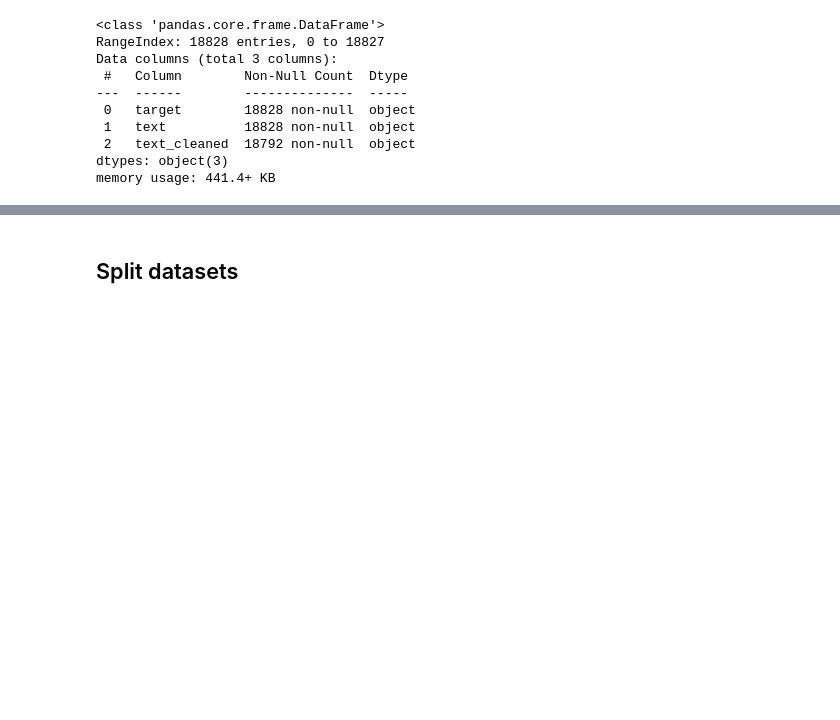
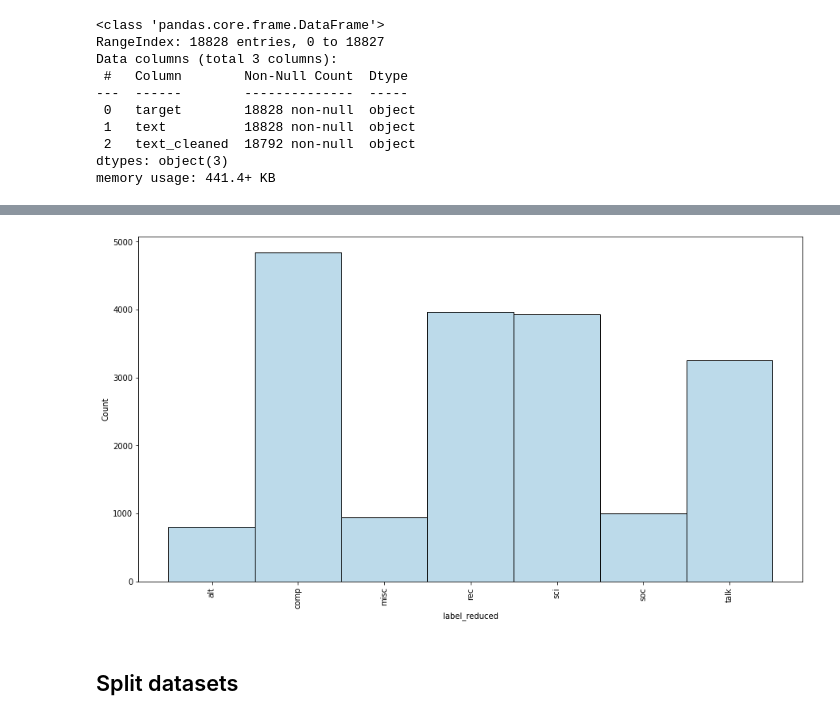
Before and after one commit to DevKretov/ntu_nlp_al, a Jupyter notebook: Dataset EDA.ipynb, the cells around one changed output, grey strips where cells are left out. Saved outputs shown, nothing was run; the diff lists cells and outputs as text; code cells hidden in the pictures; blank space fills up the shorter version.

```diff
--- a/Dataset EDA.ipynb
+++ b/Dataset EDA.ipynb
@@ -54,3 +66,9 @@ sns.histplot(df[label_column])#.value_counts().plot(kind='bar');
+# %%
+plt.figure(figsize = (15,8))
+ax = sns.histplot(df['label_reduced']);#.value_counts().plot(kind='bar');
+plt.xticks(rotation = 90);
+# %% [output]
+[figure, added]
 # %% [markdown]
 ## Split datasets
 # %%
```
Also changed, not shown: parts of 9 cells of this notebook, 12 other files.
